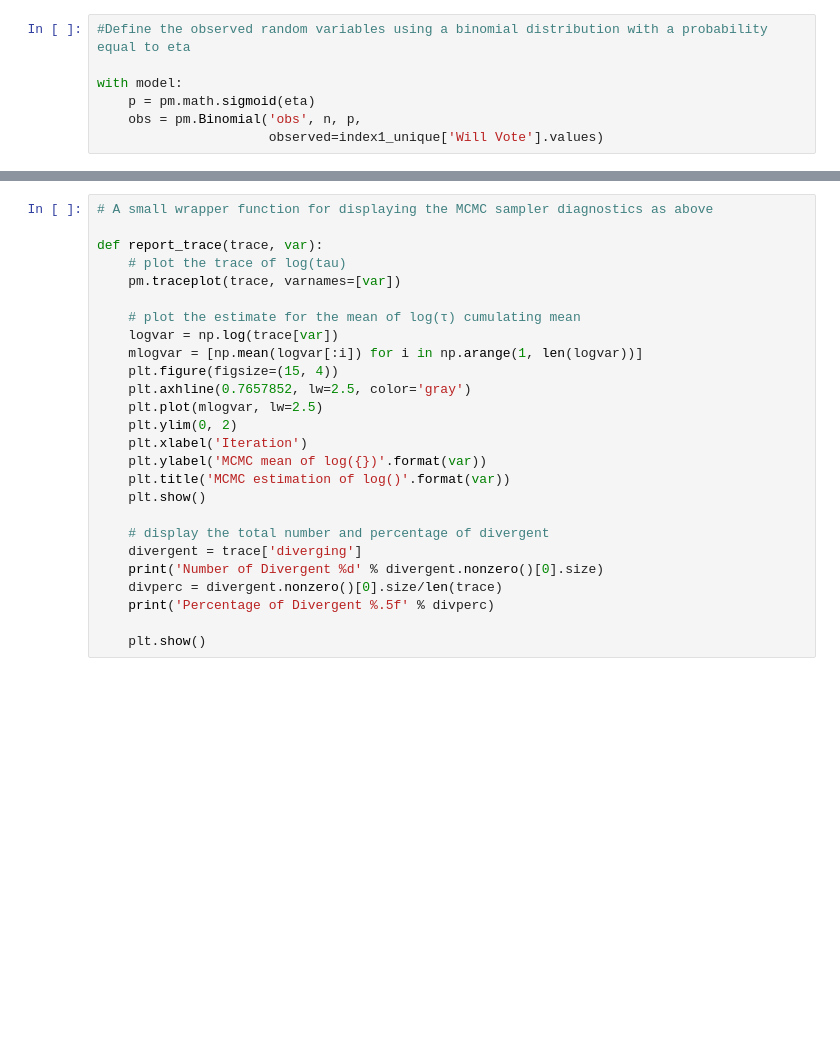
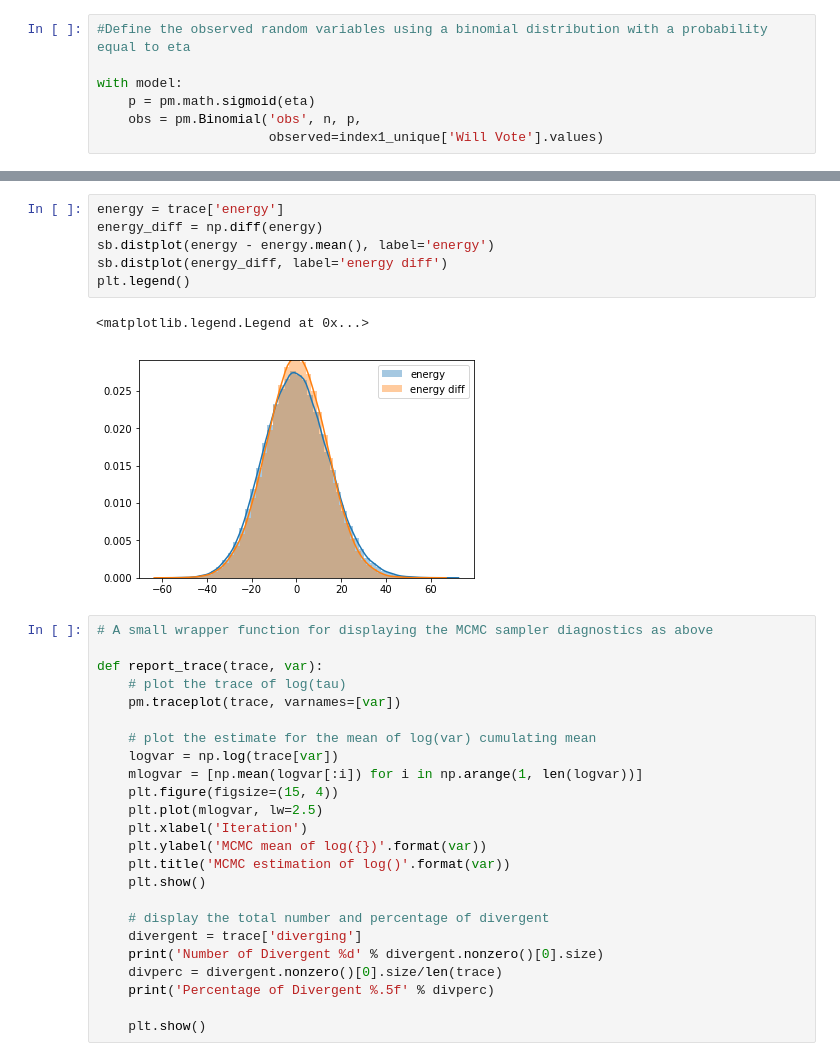
Before and after one commit to wl2522/MSR2, a Jupyter notebook: MRP.ipynb, the cells around one changed output, grey strips where cells are left out. Cells and saved outputs as stored; diff of their text form; blank space fills up the shorter version.

```diff
--- a/MRP.ipynb
+++ b/MRP.ipynb
@@ -325,3 +331,12 @@ There were 54 divergences after tuning. Increase `target_accept` or reparameteri
+# %%
+energy = trace['energy']
+energy_diff = np.diff(energy)
+sb.distplot(energy - energy.mean(), label='energy')
+sb.distplot(energy_diff, label='energy diff')
+plt.legend()
+# %% [output]
+<matplotlib.legend.Legend at 0x...>
+[figure, added]
 # %%
 # A small wrapper function for displaying the MCMC sampler diagnostics as above
 
@@ -329,13 +344,11 @@ def report_trace(trace, var):
     # plot the trace of log(tau)
     pm.traceplot(trace, varnames=[var])
 
-    # plot the estimate for the mean of log(τ) cumulating mean
+    # plot the estimate for the mean of log(var) cumulating mean
     logvar = np.log(trace[var])
     mlogvar = [np.mean(logvar[:i]) for i in np.arange(1, len(logvar))]
     plt.figure(figsize=(15, 4))
-    plt.axhline(0.7657852, lw=2.5, color='gray')
     plt.plot(mlogvar, lw=2.5)
-    plt.ylim(0, 2)
     plt.xlabel('Iteration')
     plt.ylabel('MCMC mean of log({})'.format(var))
     plt.title('MCMC estimation of log()'.format(var))
```
Also changed, not shown: parts of 8 cells of this notebook.
